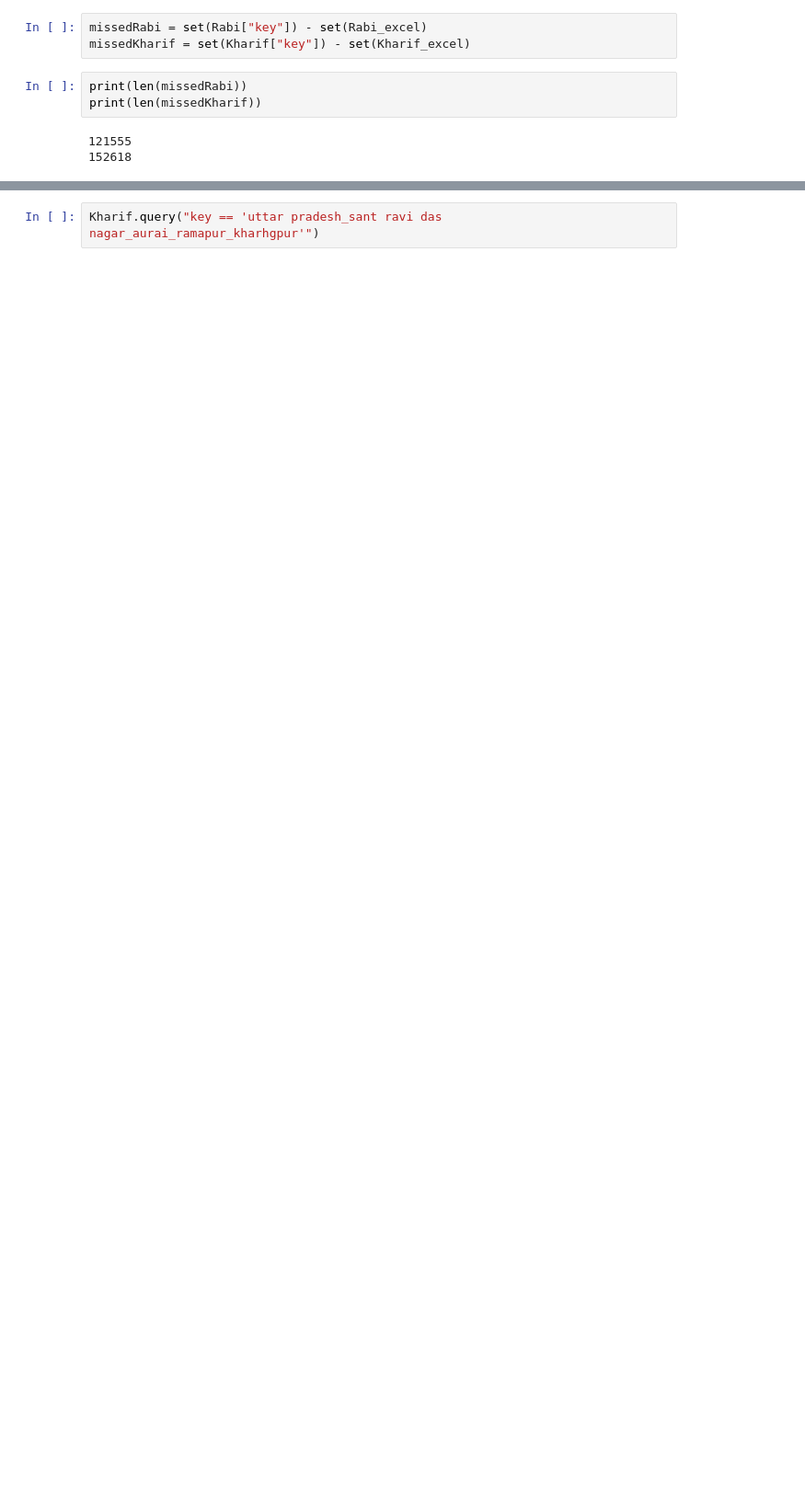
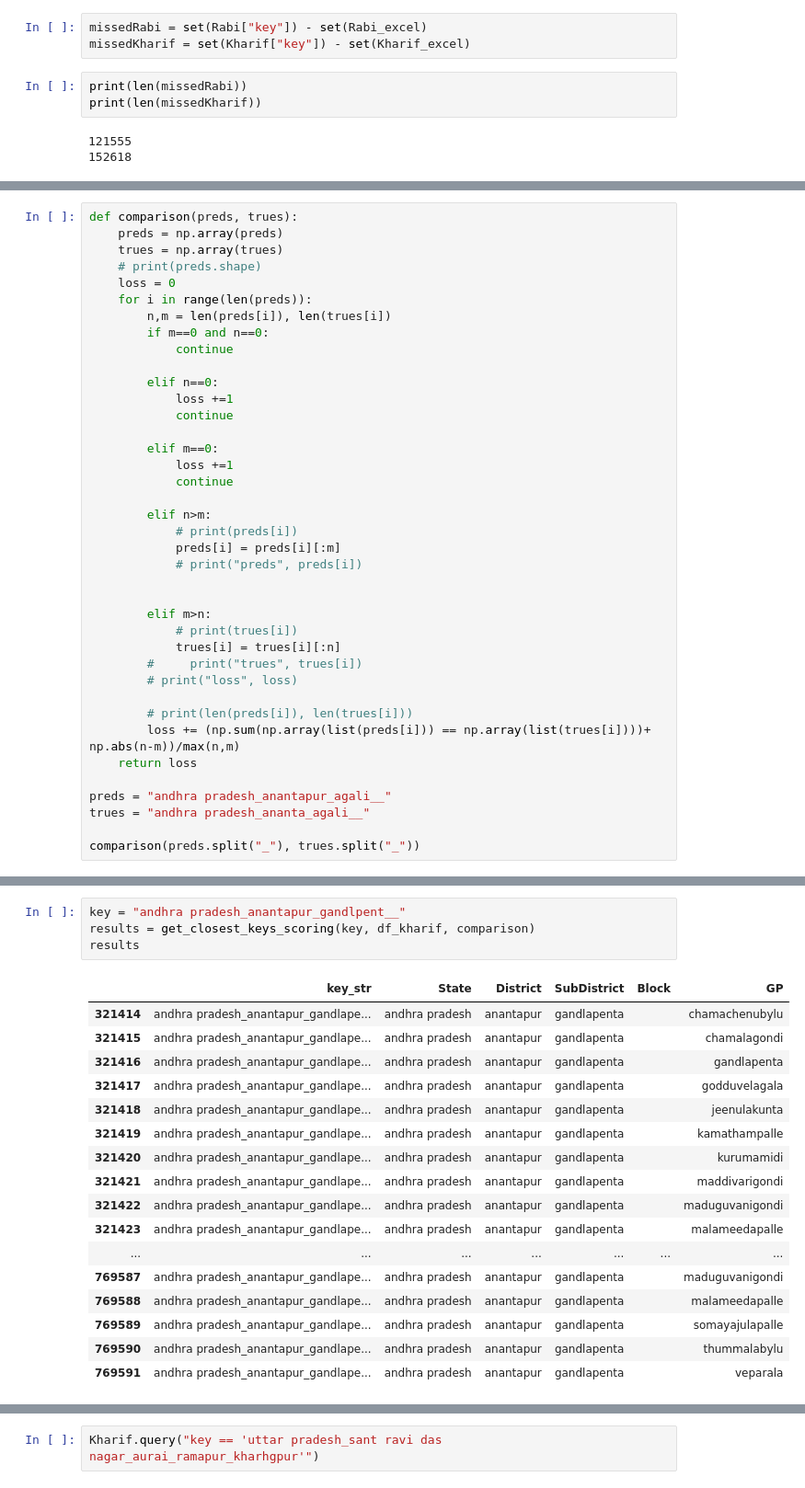
Before and after one commit to amaurylancelin/Datathon, a Jupyter notebook: Exploration/key_analysis.ipynb, the cells around one changed output, grey strips where cells are left out. Shown at 92% size. Drawn from its saved outputs; the diff is of its cells as text; blank space fills up the shorter version.

```diff
--- a/Exploration/key_analysis.ipynb
+++ b/Exploration/key_analysis.ipynb
@@ -182,0 +323,39 @@ missedKharif
+# %%
+def comparison(preds, trues):
+    preds = np.array(preds)
+    trues = np.array(trues)
+    # print(preds.shape)
+    loss = 0
+    for i in range(len(preds)):
+        n,m = len(preds[i]), len(trues[i])
+        if m==0 and n==0:
+            continue
+
+        elif n==0:
+            loss +=1
+            continue
+
+        elif m==0:
+            loss +=1
+            continue
+
+        elif n>m:
+            # print(preds[i])
+            preds[i] = preds[i][:m]
+            # print("preds", preds[i])
+
+
+        elif m>n:
+            # print(trues[i])
+            trues[i] = trues[i][:n]
+        #     print("trues", trues[i])
+        # print("loss", loss)
+
+        # print(len(preds[i]), len(trues[i]))
+        loss += (np.sum(np.array(list(preds[i])) == np.array(list(trues[i])))+ np.abs(n-m))/max(n,m)
+    return loss
+
+preds = "andhra pradesh_anantapur_agali__"
+trues = "andhra pradesh_ananta_agali__"
+
+comparison(preds.split("_"), trues.split("_"))
@@ -182,0 +364,22 @@ missedKharif
+# %%
+key = "andhra pradesh_anantapur_gandlpent__"
+results = get_closest_keys_scoring(key, df_kharif, comparison)
+results
+# %% [output]
+|  | key_str | State | District | SubDistrict | Block | GP |
+| 321414 | andhra pradesh_anantapur_gandlape... | andhra pradesh | anantapur | gandlapenta |  | chamachenubylu |
+| 321415 | andhra pradesh_anantapur_gandlape... | andhra pradesh | anantapur | gandlapenta |  | chamalagondi |
+| 321416 | andhra pradesh_anantapur_gandlape... | andhra pradesh | anantapur | gandlapenta |  | gandlapenta |
+| 321417 | andhra pradesh_anantapur_gandlape... | andhra pradesh | anantapur | gandlapenta |  | godduvelagala |
+| 321418 | andhra pradesh_anantapur_gandlape... | andhra pradesh | anantapur | gandlapenta |  | jeenulakunta |
+| 321419 | andhra pradesh_anantapur_gandlape... | andhra pradesh | anantapur | gandlapenta |  | kamathampalle |
+| 321420 | andhra pradesh_anantapur_gandlape... | andhra pradesh | anantapur | gandlapenta |  | kurumamidi |
+| 321421 | andhra pradesh_anantapur_gandlape... | andhra pradesh | anantapur | gandlapenta |  | maddivarigondi |
+| 321422 | andhra pradesh_anantapur_gandlape... | andhra pradesh | anantapur | gandlapenta |  | maduguvanigondi |
+| 321423 | andhra pradesh_anantapur_gandlape... | andhra pradesh | anantapur | gandlapenta |  | malameedapalle |
+| ... | ... | ... | ... | ... | ... | ... |
+| 769587 | andhra pradesh_anantapur_gandlape... | andhra pradesh | anantapur | gandlapenta |  | maduguvanigondi |
+| 769588 | andhra pradesh_anantapur_gandlape... | andhra pradesh | anantapur | gandlapenta |  | malameedapalle |
+| 769589 | andhra pradesh_anantapur_gandlape... | andhra pradesh | anantapur | gandlapenta |  | somayajulapalle |
+| 769590 | andhra pradesh_anantapur_gandlape... | andhra pradesh | anantapur | gandlapenta |  | thummalabylu |
+| 769591 | andhra pradesh_anantapur_gandlape... | andhra pradesh | anantapur | gandlapenta |  | veparala |
```
Also changed, not shown: parts of 18 cells of this notebook, 1 other file.
